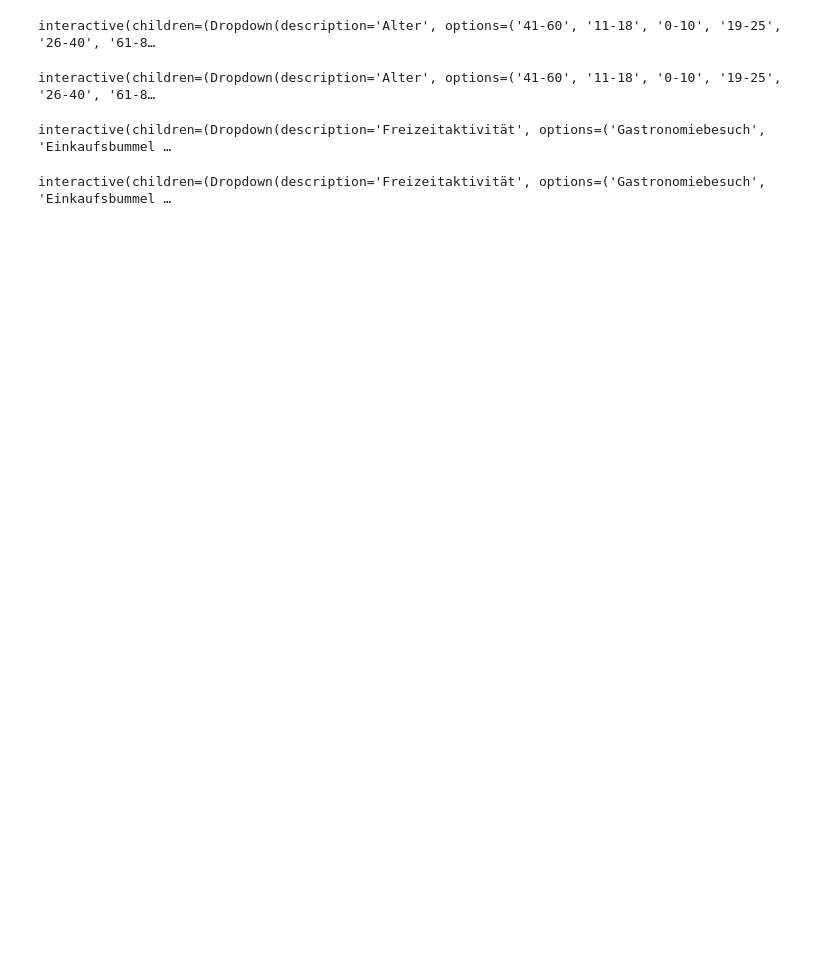
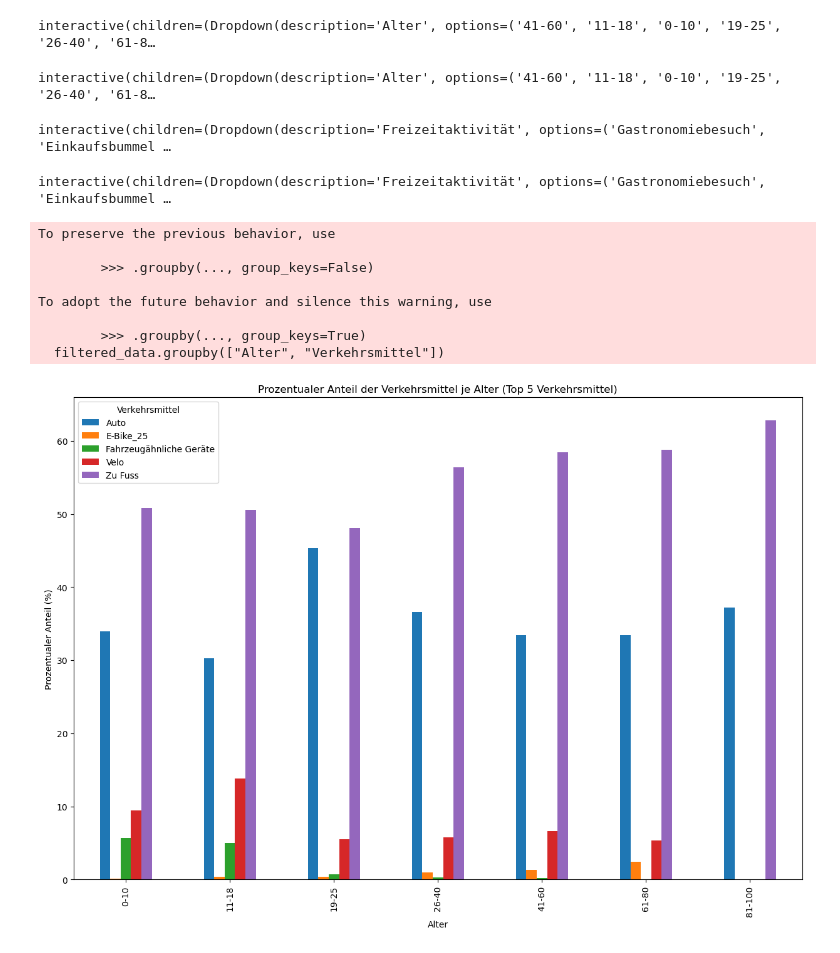
Before and after one commit to larissa-marti/ANM_Gruppe_Y, a Jupyter notebook: merge_wege_zielperson.ipynb, the cells around one changed output. Saved outputs shown, nothing was run; the diff lists cells and outputs as text; code cells hidden in the pictures; blank space fills up the shorter version.

```diff
--- a/merge_wege_zielperson.ipynb
+++ b/merge_wege_zielperson.ipynb
@@ -775,3 +809,43 @@ def plot_beschäftigungsgrad(Freizeitaktivität=wege_freizeit_erweitert["Freizei
     plt.show()
 # %% [output]
 interactive(children=(Dropdown(description='Freizeitaktivität', options=('Gastronomiebesuch', 'Einkaufsbummel …
+# %%
+# Berechnung der Top-5-Verkehrsmittel nach Häufigkeit
+top_5_verkehrsmittel = (
+    wege_freizeit_erweitert["Verkehrsmittel"].value_counts().head(5).index
+)
+
+# Filtern der Daten für die Top-5-Verkehrsmittel
+filtered_data = wege_freizeit_erweitert[
+    wege_freizeit_erweitert["Verkehrsmittel"].isin(top_5_verkehrsmittel)
+]
+
+# Berechnung des prozentualen Anteils je Verkehrsmittel pro Alter
+percent_data = (
+    filtered_data.groupby(["Alter", "Verkehrsmittel"])
+    .size()
+    .groupby(level=0)
+    .apply(lambda x: 100 * x / x.sum())  # Prozentualer Anteil
+    .unstack()  # Verkehrsmittel als Spalten
+)
+
+# Plotten des Diagramms
+ax = percent_data.plot(kind="bar", stacked=False, figsize=(15, 10))
+
+# Anpassung der Diagramm-Details
+plt.title("Prozentualer Anteil der Verkehrsmittel je Alter (Top 5 Verkehrsmittel)")
+plt.xlabel("Alter")
+plt.ylabel("Prozentualer Anteil (%)")
+plt.xticks(rotation=90)
+plt.legend(title="Verkehrsmittel")
+plt.show()
+# %% [output]
+To preserve the previous behavior, use
+
+        >>> .groupby(..., group_keys=False)
+
+To adopt the future behavior and silence this warning, use
+
+        >>> .groupby(..., group_keys=True)
+  filtered_data.groupby(["Alter", "Verkehrsmittel"])
+[figure, added]
```
Also changed, not shown: parts of 12 cells of this notebook, 3 other files.
